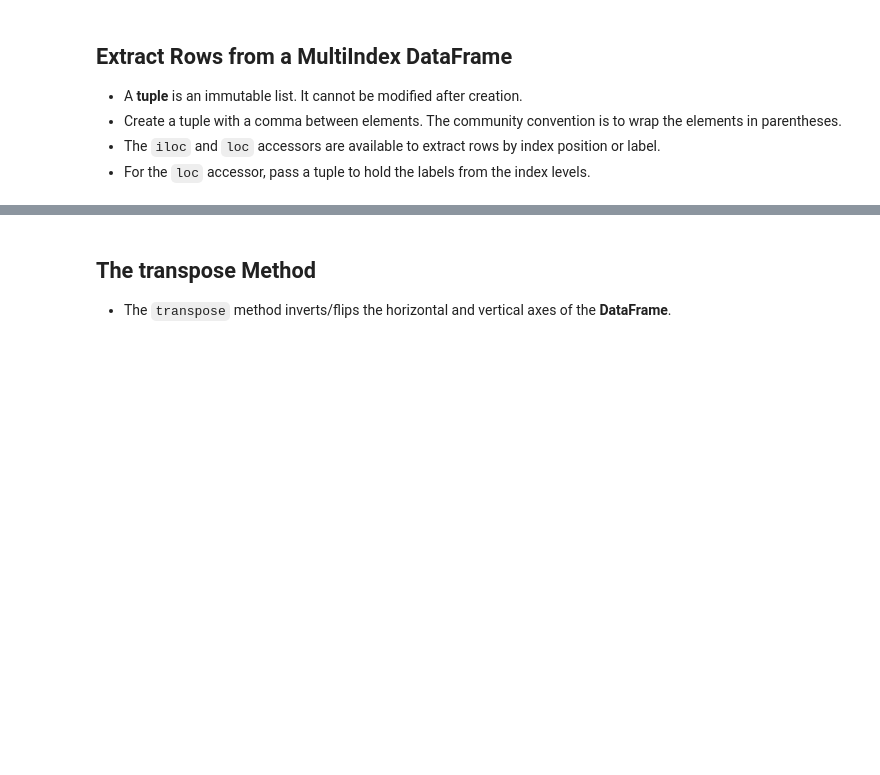
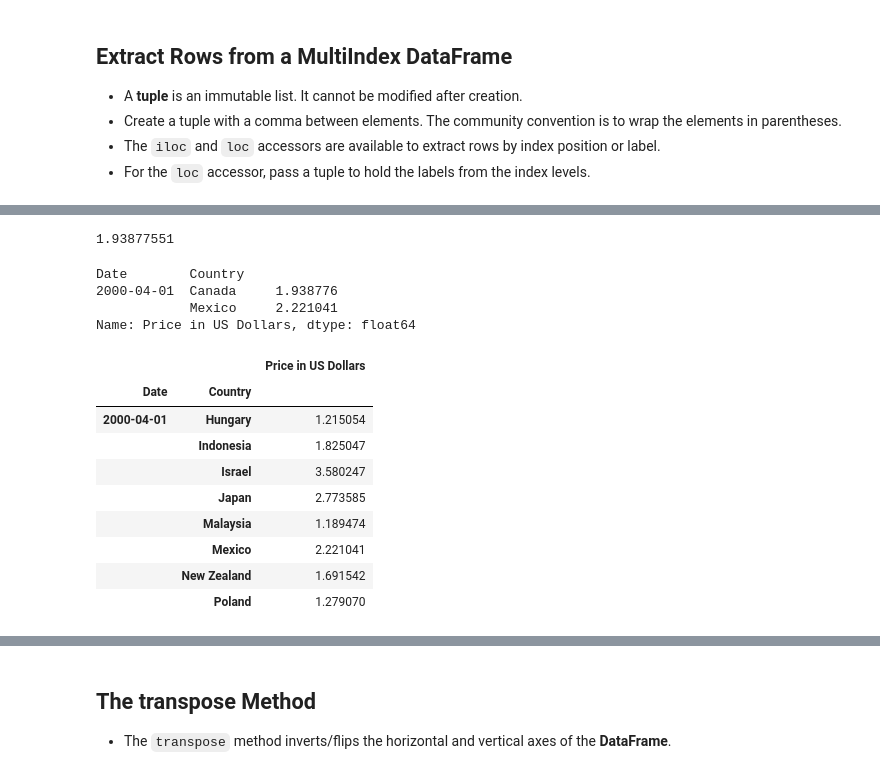
Before and after one commit to kon-mat/DataAnalysis, a Jupyter notebook: Python/Udemy/DataAnalysisWithPandasAndPython/Complete/08 - MultiIndex.ipynb, the cells around one changed output, grey strips where cells are left out. Cells and saved outputs as stored; diff of their text form; code cells hidden in the pictures; blank space fills up the shorter version.

```diff
--- a/Python/Udemy/DataAnalysisWithPandasAndPython/Complete/08 - MultiIndex.ipynb
+++ b/Python/Udemy/DataAnalysisWithPandasAndPython/Complete/08 - MultiIndex.ipynb
@@ -411,0 +490,25 @@ bigmac.sort_index(ascending=[False, True])
+# %%
+# możemy wykorzystać krotkę i zwrócić daną kolumnę
+bigmac.loc[("2000-04-01", "Canada"), "Price in US Dollars"]
+# %% [output]
+1.93877551
+# %%
+bigmac.loc[[("2000-04-01", "Canada"), ("2000-04-01", "Mexico")], "Price in US Dollars"]
+# %% [output]
+Date        Country
+2000-04-01  Canada     1.938776
+            Mexico     2.221041
+Name: Price in US Dollars, dtype: float64
+# %%
+bigmac.loc[("2000-04-01", "Hungary"): ("2000-04-01", "Poland")]
+# %% [output]
+|  |  | Price in US Dollars |
+| Date | Country |  |
+| 2000-04-01 | Hungary | 1.215054 |
+|  | Indonesia | 1.825047 |
+|  | Israel | 3.580247 |
+|  | Japan | 2.773585 |
+|  | Malaysia | 1.189474 |
+|  | Mexico | 2.221041 |
+|  | New Zealand | 1.691542 |
+|  | Poland | 1.279070 |
```
Also changed, not shown: parts of 12 cells of this notebook.
